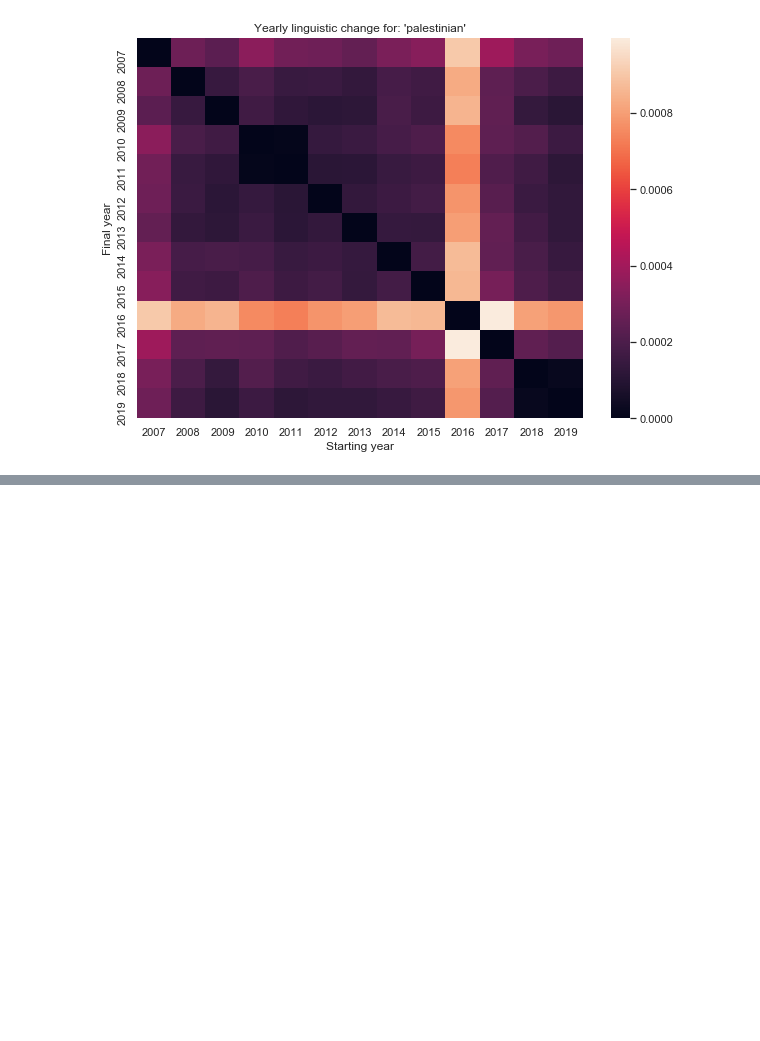
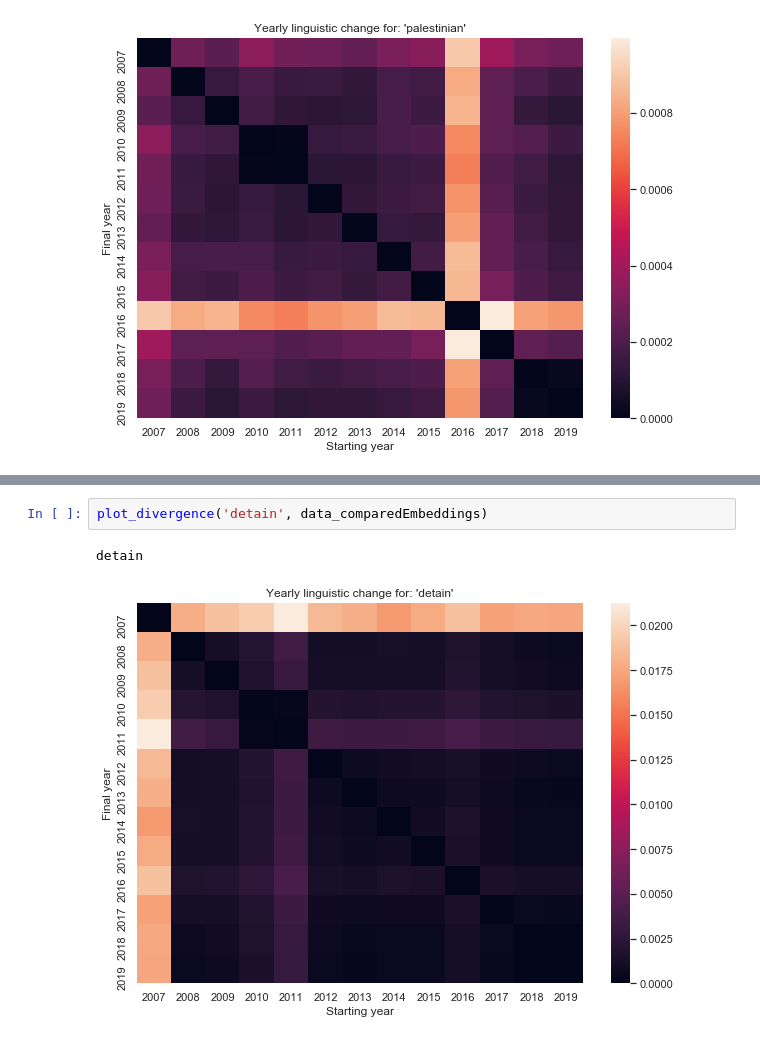
Before and after one commit to rachel-ker/refugeediscourse, a Jupyter notebook: analysis_template-Twitter.ipynb, the cells around one changed output, grey strips where cells are left out. Saved outputs shown, nothing was run; the diff lists cells and outputs as text; blank space fills up the shorter version.

```diff
--- a/analysis_template-Twitter.ipynb
+++ b/analysis_template-Twitter.ipynb
@@ -1327,0 +1342,5 @@ palestinian
+# %%
+plot_divergence('detain', data_comparedEmbeddings)
+# %% [output]
+detain
+[figure, added]
```
Also changed, not shown: parts of 8 cells of this notebook.
